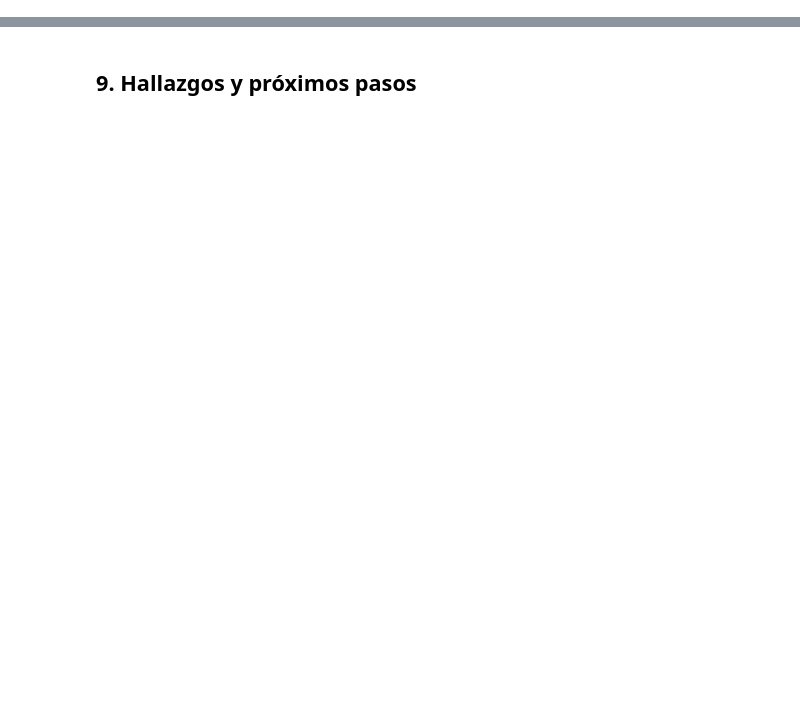
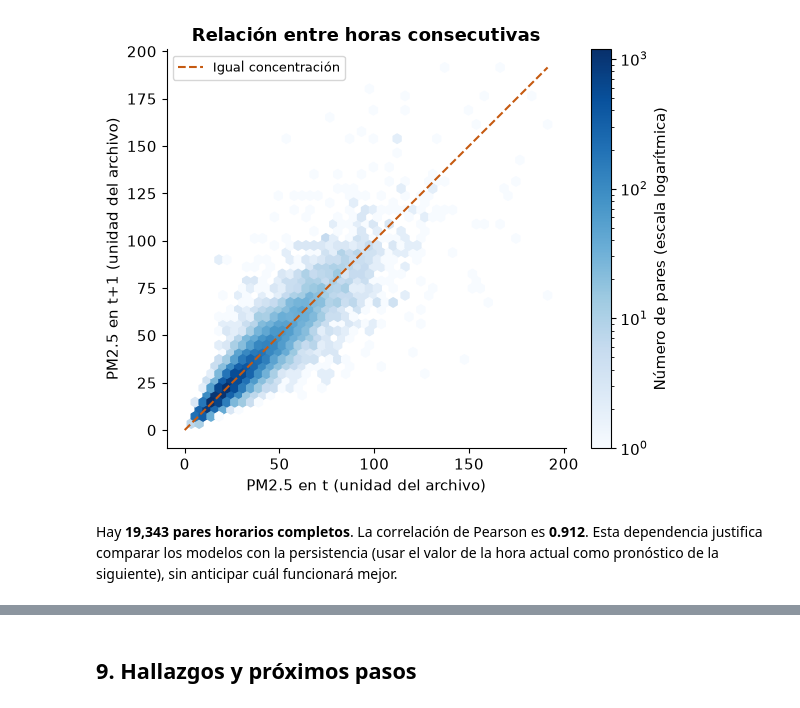
Before and after one commit to AIexander-lx/prediccion-pm25-santa-anita-, a Jupyter notebook: notebooks/01_eda.ipynb, the cells around one changed output, grey strips where cells are left out. Drawn from its saved outputs; the diff is of its cells as text; code cells hidden in the pictures; blank space fills up the shorter version.

```diff
--- a/notebooks/01_eda.ipynb
+++ b/notebooks/01_eda.ipynb
@@ -12,0 +129,18 @@ Del 1 de enero de 2022 al 30 de abril de 2024.
+# %%
+INICIO = pd.Timestamp('2022-01-01 00:00')
+FIN = pd.Timestamp('2024-04-30 23:00')
+periodo = datos.loc[datos.fecha_hora.between(INICIO, FIN)].sort_values('fecha_hora').copy()
+assert not periodo.fecha_hora.duplicated().any(), 'Resolver duplicados antes de continuar.'
+rejilla = pd.date_range(INICIO, FIN, freq='h', name='fecha_hora')
+horas_sin_fila = len(rejilla.difference(pd.DatetimeIndex(periodo.fecha_hora)))
+df = periodo.set_index('fecha_hora').reindex(rejilla)
+s = df['PM2_5']
+resumen = pd.DataFrame({'valor': {
+    'Horas esperadas': len(rejilla), 'Filas en el periodo': len(periodo),
+    'Horas sin fila': horas_sin_fila, 'Mediciones PM2.5 disponibles': s.count(),
+    'PM2.5 faltantes': s.isna().sum(), 'Cobertura (%)': 100*s.notna().mean(),
+    'Duplicados fecha/hora': periodo.fecha_hora.duplicated().sum()}})
+tabla(resumen, 'resumen_periodo')
+display(Markdown(f'El periodo contiene **{len(df):,} horas**, con **{s.count():,} mediciones** '
+                 f'y **{s.isna().sum():,} faltantes** de PM2.5. La cobertura es **{100*s.notna().mean():.2f}%**. '
+                 'La ausencia de duplicados se refiere a este periodo, no al archivo histórico completo.'))
@@ -22,0 +440,18 @@ Del 1 de enero de 2022 al 30 de abril de 2024.
+# %%
+pares = pd.DataFrame({'PM25_t':s,'PM25_t_mas_1':s.shift(-1)}).dropna()
+correlacion = pares.PM25_t.corr(pares.PM25_t_mas_1)
+fig, ax = plt.subplots(figsize=(6,5))
+hb = ax.hexbin(pares.PM25_t,pares.PM25_t_mas_1,gridsize=45,mincnt=1,bins='log',cmap='Blues')
+lim = max(pares.max())
+ax.plot([0,lim],[0,lim],'--',color='#C55A11',label='Igual concentración')
+fig.colorbar(hb,ax=ax,label='Número de pares (escala logarítmica)')
+ax.set(xlabel='PM2.5 en t (unidad del archivo)',ylabel='PM2.5 en t+1 (unidad del archivo)',
+       title='Relación entre horas consecutivas')
+ax.legend(fontsize=9)
+guardar(fig, '07_horas_consecutivas')
+display(Markdown(f'Hay **{len(pares):,} pares horarios completos**. La correlación de Pearson es '
+                 f'**{correlacion:.3f}**. Esta dependencia justifica comparar los modelos con la persistencia '
+                 '(usar el valor de la hora actual como pronóstico de la siguiente), sin anticipar cuál funcionará mejor.'))
+# %% [output]
+[figure, added]
+Hay **19,343 pares horarios completos**. La correlación de Pearson es **0.912**. Esta dependencia justifica comparar los modelos con la persistencia (usar el valor de la hora actual como pronóstico de la siguiente), sin anticipar cuál funcionará mejor.
```
Also changed, not shown: parts of 31 cells of this notebook, 28 other files.
